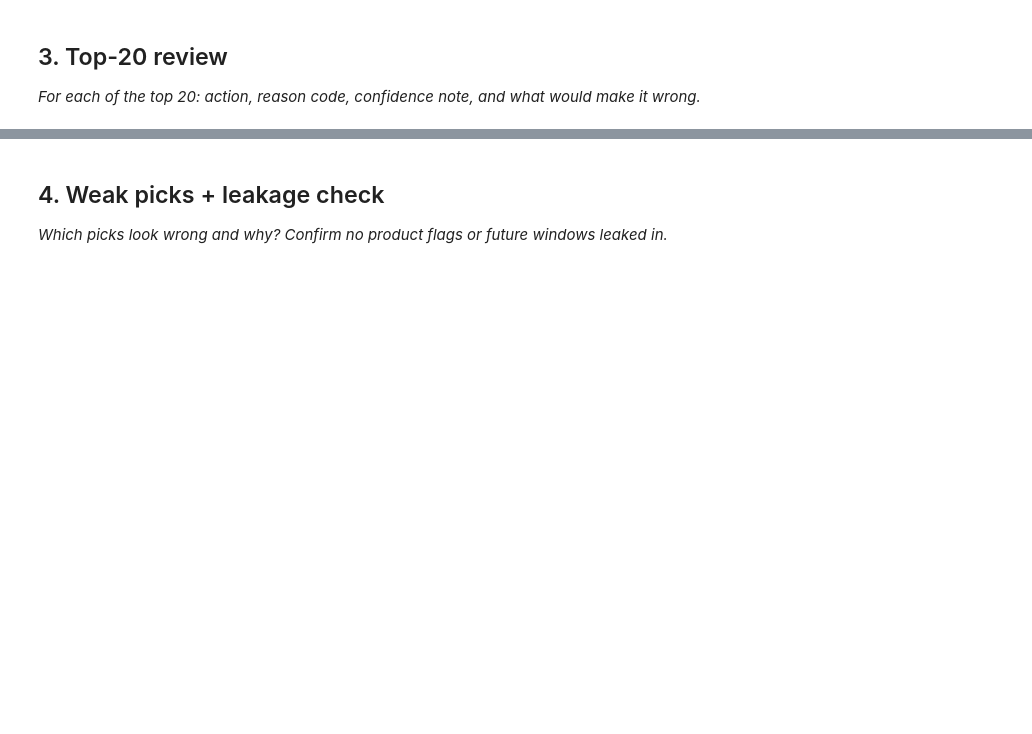
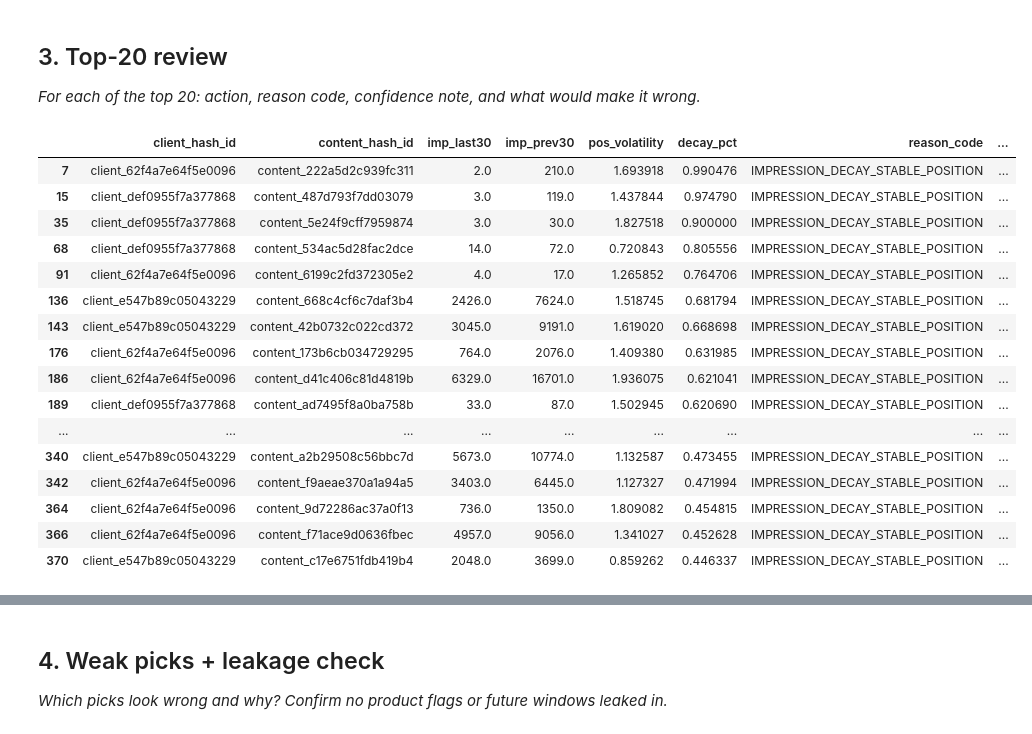
Before and after one commit to SIDRAATTIQUE/flyrank-machine-learning, a Jupyter notebook: work/notebooks/w04_baseline_score.ipynb, the cells around one changed output, grey strips where cells are left out. Drawn from its saved outputs; the diff is of its cells as text; code cells hidden in the pictures; blank space fills up the shorter version.

```diff
--- a/work/notebooks/w04_baseline_score.ipynb
+++ b/work/notebooks/w04_baseline_score.ipynb
@@ -16,0 +147,35 @@ This skeleton is yours to fill. Work the sections **in order** — each one has
+# %%
+os.makedirs('work/outputs', exist_ok=True)
+
+baseline = feature_frame.dropna(subset=['imp_prev30', 'pos_volatility']).copy()
+
+# Score
+baseline['score'] = np.where(
+    (baseline['imp_last30'] < 0.8 * baseline['imp_prev30']) &
+    (baseline['pos_volatility'] < 2.0),
+    1.0, 0.0
+)
+
+# Reason code
+baseline['reason_code'] = np.where(
+    baseline['score'] == 1.0,
+    'IMPRESSION_DECAY_STABLE_POSITION',
+    'NO_SIGNAL'
+)
+
+# Action
+baseline['action'] = np.where(
+    baseline['score'] == 1.0, 'REFRESH_CONTENT', 'MONITOR'
+)
+
+# Rank by severity of decay
+baseline['decay_pct'] = 1 - (baseline['imp_last30'] / baseline['imp_prev30'].replace(0, np.nan))
+ranked_queue = baseline.sort_values('decay_pct', ascending=False).reset_index(drop=True)
+
+# Write CSV
+ranked_queue.to_csv('work/outputs/baseline_action_score.csv', index=False)
+
+print(f"✅ CSV written: work/outputs/baseline_action_score.csv")
+print(f"Total rows: {len(ranked_queue):,}")
+print(f"Flagged REFRESH_CONTENT: {(ranked_queue['action']=='REFRESH_CONTENT').sum():,}")
+display(ranked_queue.head(10))
@@ -18,3 +198,25 @@ This skeleton is yours to fill. Work the sections **in order** — each one has
 ## 3. Top-20 review
 
 *For each of the top 20: action, reason code, confidence note, and what would make it wrong.*
+# %%
+top20 = ranked_queue[ranked_queue['action'] == 'REFRESH_CONTENT'].head(20)
+display(top20[['client_hash_id', 'content_hash_id', 'imp_last30', 'imp_prev30',
+                'pos_volatility', 'decay_pct', 'reason_code', 'action']])
+# %% [output]
+|  | client_hash_id | content_hash_id | imp_last30 | imp_prev30 | pos_volatility | decay_pct | reason_code | ... |
+| 7 | client_62f4a7e64f5e0096 | content_222a5d2c939fc311 | 2.0 | 210.0 | 1.693918 | 0.990476 | IMPRESSION_DECAY_STABLE_POSITION | ... |
+| 15 | client_def0955f7a377868 | content_487d793f7dd03079 | 3.0 | 119.0 | 1.437844 | 0.974790 | IMPRESSION_DECAY_STABLE_POSITION | ... |
+| 35 | client_def0955f7a377868 | content_5e24f9cff7959874 | 3.0 | 30.0 | 1.827518 | 0.900000 | IMPRESSION_DECAY_STABLE_POSITION | ... |
+| 68 | client_def0955f7a377868 | content_534ac5d28fac2dce | 14.0 | 72.0 | 0.720843 | 0.805556 | IMPRESSION_DECAY_STABLE_POSITION | ... |
+| 91 | client_62f4a7e64f5e0096 | content_6199c2fd372305e2 | 4.0 | 17.0 | 1.265852 | 0.764706 | IMPRESSION_DECAY_STABLE_POSITION | ... |
+| 136 | client_e547b89c05043229 | content_668c4cf6c7daf3b4 | 2426.0 | 7624.0 | 1.518745 | 0.681794 | IMPRESSION_DECAY_STABLE_POSITION | ... |
+| 143 | client_e547b89c05043229 | content_42b0732c022cd372 | 3045.0 | 9191.0 | 1.619020 | 0.668698 | IMPRESSION_DECAY_STABLE_POSITION | ... |
+| 176 | client_62f4a7e64f5e0096 | content_173b6cb034729295 | 764.0 | 2076.0 | 1.409380 | 0.631985 | IMPRESSION_DECAY_STABLE_POSITION | ... |
+| 186 | client_62f4a7e64f5e0096 | content_d41c406c81d4819b | 6329.0 | 16701.0 | 1.936075 | 0.621041 | IMPRESSION_DECAY_STABLE_POSITION | ... |
+| 189 | client_def0955f7a377868 | content_ad7495f8a0ba758b | 33.0 | 87.0 | 1.502945 | 0.620690 | IMPRESSION_DECAY_STABLE_POSITION | ... |
+| ... | ... | ... | ... | ... | ... | ... | ... | ... |
+| 340 | client_e547b89c05043229 | content_a2b29508c56bbc7d | 5673.0 | 10774.0 | 1.132587 | 0.473455 | IMPRESSION_DECAY_STABLE_POSITION | ... |
+| 342 | client_62f4a7e64f5e0096 | content_f9aeae370a1a94a5 | 3403.0 | 6445.0 | 1.127327 | 0.471994 | IMPRESSION_DECAY_STABLE_POSITION | ... |
+| 364 | client_62f4a7e64f5e0096 | content_9d72286ac37a0f13 | 736.0 | 1350.0 | 1.809082 | 0.454815 | IMPRESSION_DECAY_STABLE_POSITION | ... |
+| 366 | client_62f4a7e64f5e0096 | content_f71ace9d0636fbec | 4957.0 | 9056.0 | 1.341027 | 0.452628 | IMPRESSION_DECAY_STABLE_POSITION | ... |
+| 370 | client_e547b89c05043229 | content_c17e6751fdb419b4 | 2048.0 | 3699.0 | 0.859262 | 0.446337 | IMPRESSION_DECAY_STABLE_POSITION | ... |
```
Also changed, not shown: parts of 7 cells of this notebook.
